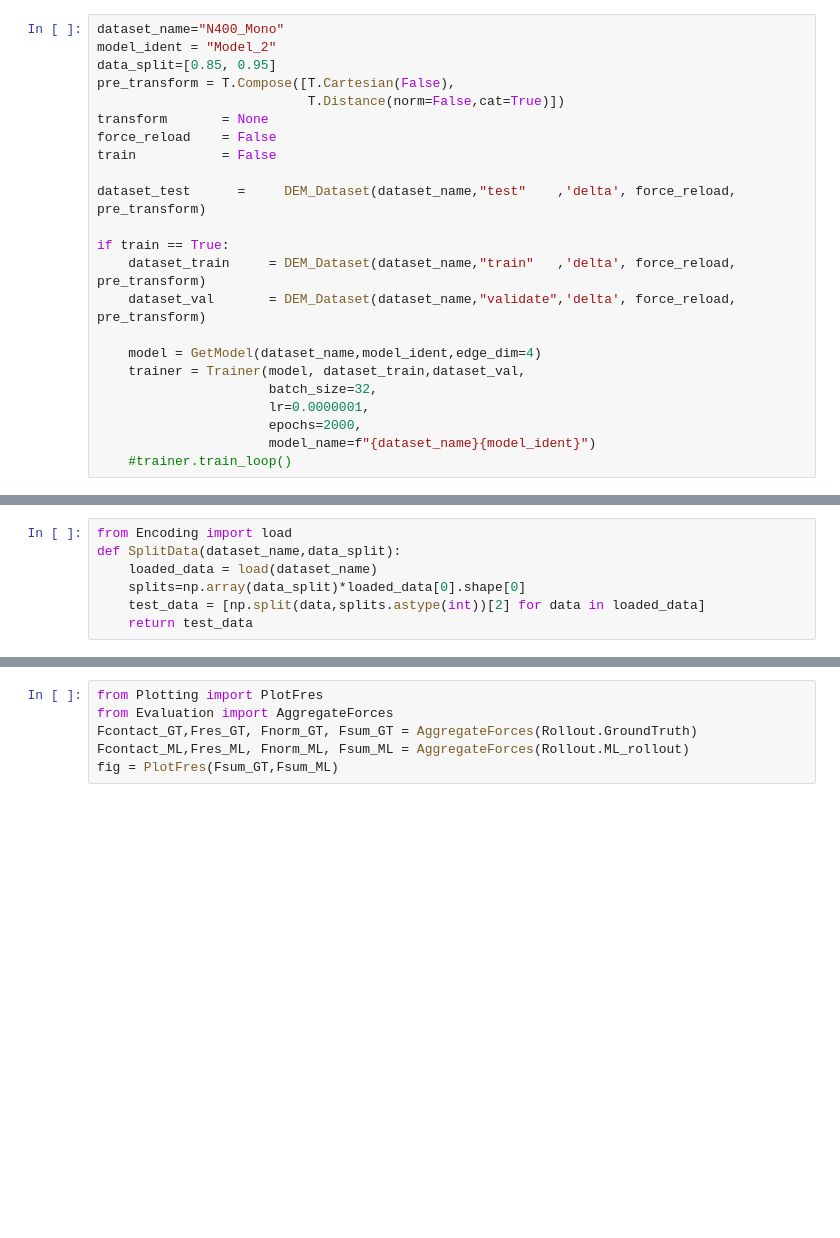
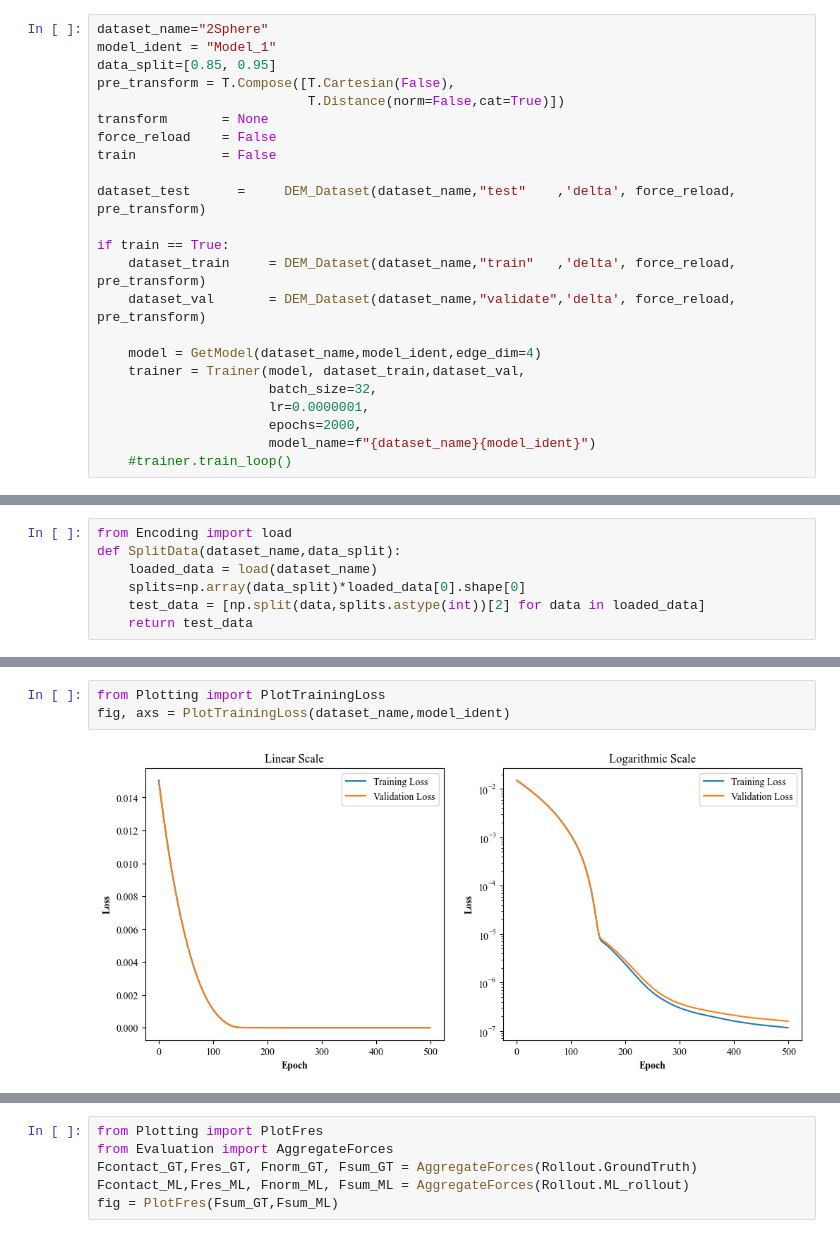
Before and after one commit to MaxGeraedts/DEM-GNN, a Jupyter notebook: Equivariant_model.ipynb, the cells around one changed output, grey strips where cells are left out. Cells and saved outputs as stored; diff of their text form; blank space fills up the shorter version.

Commit message:
Miscallenous models and plotting changes

```diff
--- a/Equivariant_model.ipynb
+++ b/Equivariant_model.ipynb
@@ -18,8 +20,8 @@ torch.cuda.is_available()
 # %%
 from ML_functions import DEM_Dataset, Trainer, GetModel
 # %%
-dataset_name="N400_Mono"
-model_ident = "Model_2"
+dataset_name="2Sphere"
+model_ident = "Model_1"
 data_split=[0.85, 0.95]
 pre_transform = T.Compose([T.Cartesian(False),
                            T.Distance(norm=False,cat=True)])
@@ -138,6 +150,11 @@ def MaskTestData(dataset_name):
     mask = DataMask(loaded_data[0],)[2]
     test_data = [data[mask] for data in loaded_data]
     return test_data
+# %%
+from Plotting import PlotTrainingLoss
+fig, axs = PlotTrainingLoss(dataset_name,model_ident)
+# %% [output]
+[figure, added]
 # %%
 from Plotting import PlotXYZ
 from ML_functions import NormalizePos, GetModel
```
Also changed, not shown: parts of 11 cells of this notebook, 9 other files.
